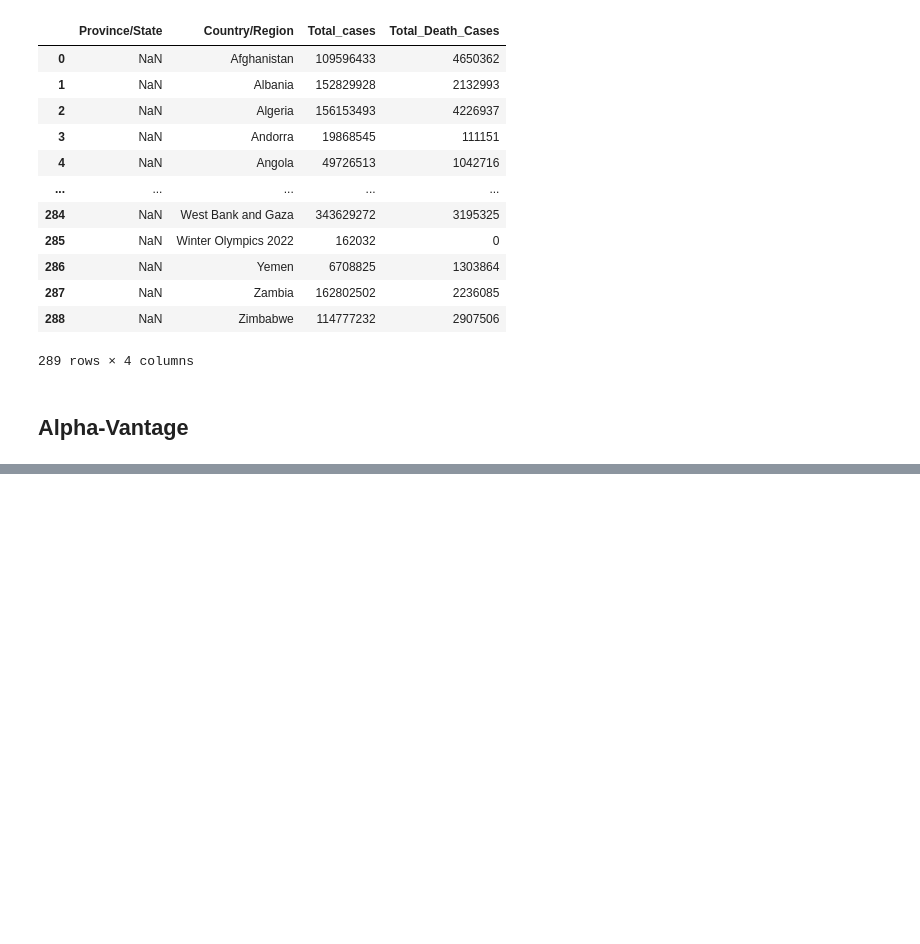
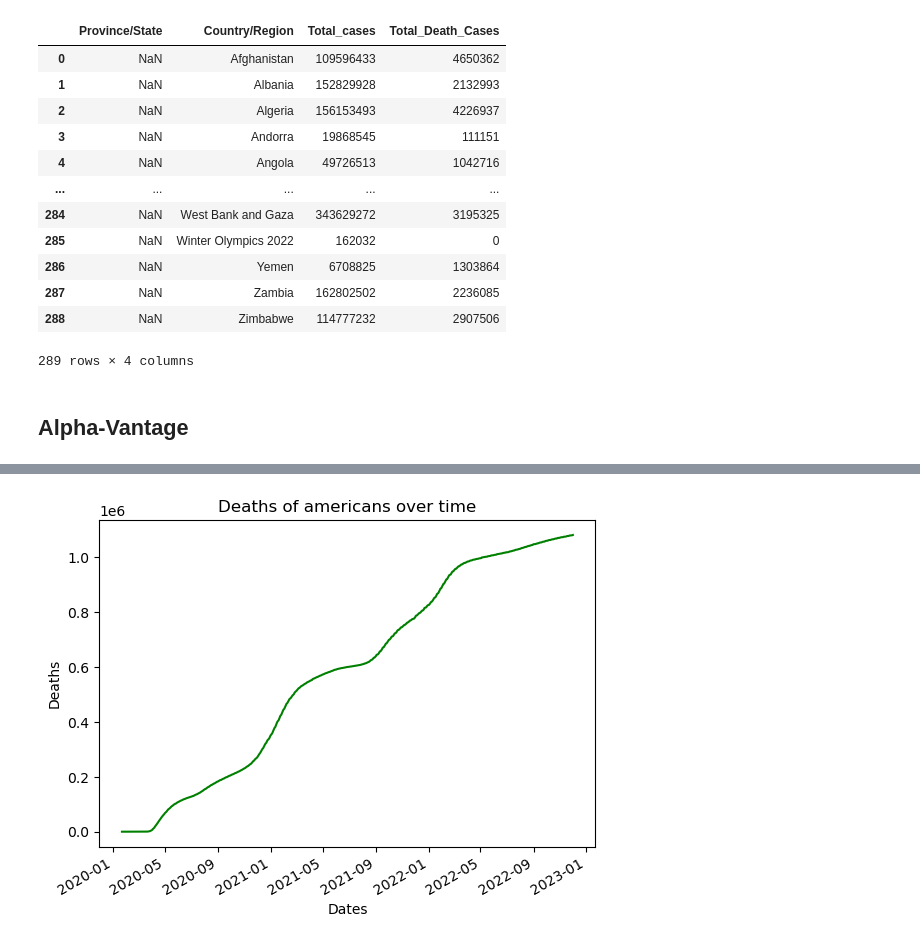
Before and after one commit to AIDA-Saskatchewan-polytechnic/Final_Project_Vismay_Jinal, a Jupyter notebook: Final_Project.ipynb, the cells around one changed output, grey strips where cells are left out. Drawn from its saved outputs; the diff is of its cells as text; code cells hidden in the pictures; blank space fills up the shorter version.

```diff
--- a/Final_Project.ipynb
+++ b/Final_Project.ipynb
@@ -192,0 +261,12 @@ stocks_df
+# %%
+fig = plt.figure()
+plt.plot_date(final_df['date'], final_df['US_Death_Cases'], 'g-')
+
+plt.title('Deaths of americans over time')
+plt.xlabel('Dates')
+plt.ylabel('Deaths')
+
+fig.autofmt_xdate()
+plt.show()
+# %% [output]
+[figure, added]
```
Also changed, not shown: parts of 18 cells of this notebook.
